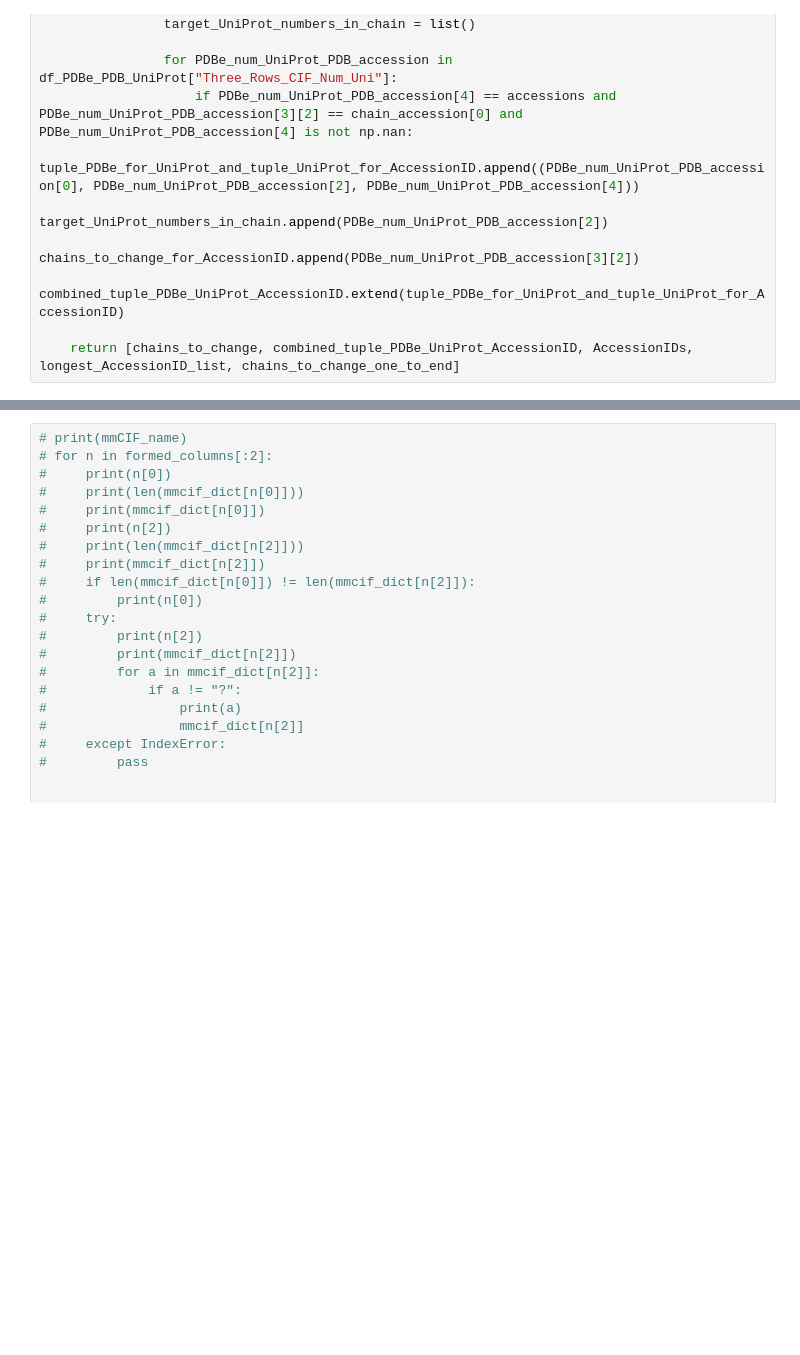
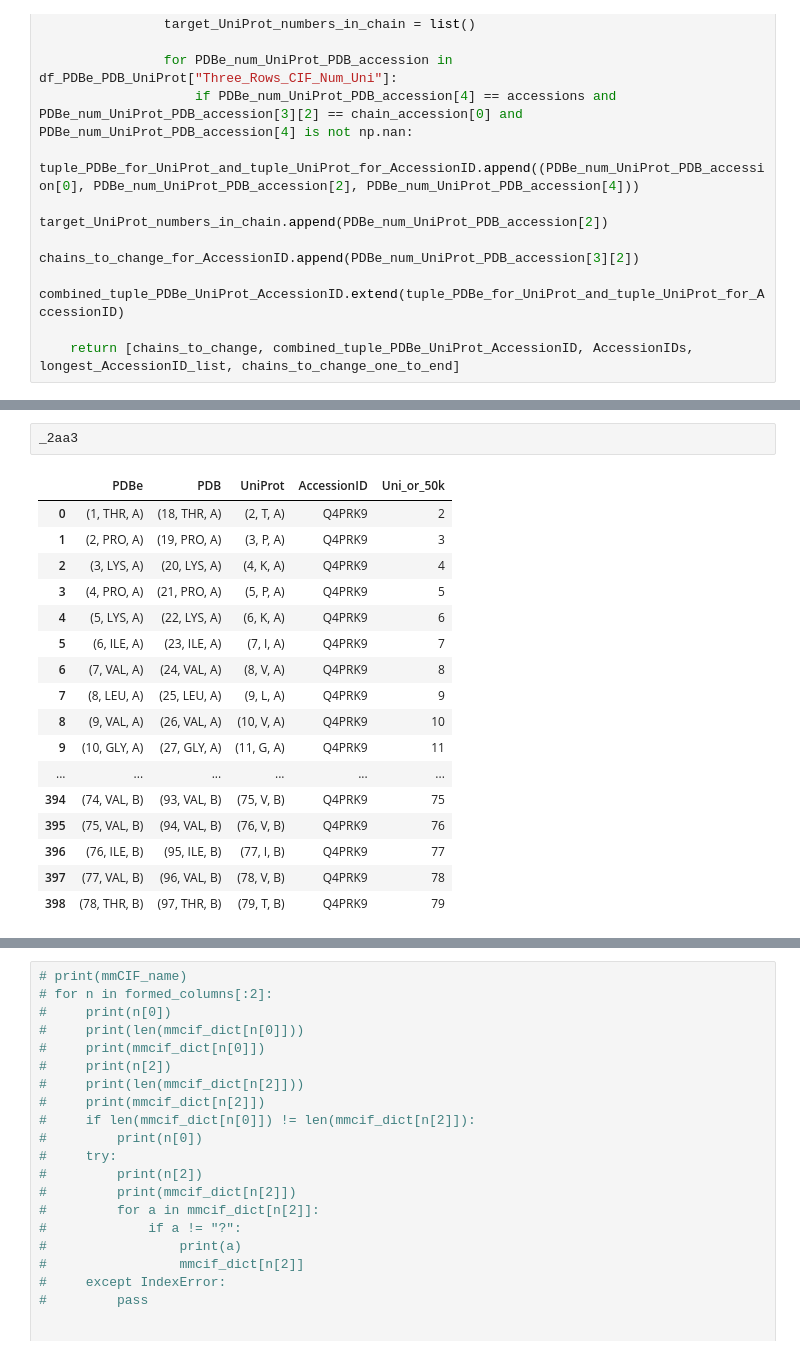
Before and after one commit to Faezov/PDBrenum, a Jupyter notebook: PDBrenum.ipynb, the cells around one changed output, grey strips where cells are left out. Drawn from its saved outputs; the diff is of its cells as text; blank space fills up the shorter version.

```diff
--- a/PDBrenum.ipynb
+++ b/PDBrenum.ipynb
@@ -1157,0 +1236,20 @@ def master_mmCIF_renumber_function(input_mmCIF_file_were_found, default_input_pa
+# %%
+_2aa3
+# %% [output]
+|  | PDBe | PDB | UniProt | AccessionID | Uni_or_50k |
+| 0 | (1, THR, A) | (18, THR, A) | (2, T, A) | Q4PRK9 | 2 |
+| 1 | (2, PRO, A) | (19, PRO, A) | (3, P, A) | Q4PRK9 | 3 |
+| 2 | (3, LYS, A) | (20, LYS, A) | (4, K, A) | Q4PRK9 | 4 |
+| 3 | (4, PRO, A) | (21, PRO, A) | (5, P, A) | Q4PRK9 | 5 |
+| 4 | (5, LYS, A) | (22, LYS, A) | (6, K, A) | Q4PRK9 | 6 |
+| 5 | (6, ILE, A) | (23, ILE, A) | (7, I, A) | Q4PRK9 | 7 |
+| 6 | (7, VAL, A) | (24, VAL, A) | (8, V, A) | Q4PRK9 | 8 |
+| 7 | (8, LEU, A) | (25, LEU, A) | (9, L, A) | Q4PRK9 | 9 |
+| 8 | (9, VAL, A) | (26, VAL, A) | (10, V, A) | Q4PRK9 | 10 |
+| 9 | (10, GLY, A) | (27, GLY, A) | (11, G, A) | Q4PRK9 | 11 |
+| ... | ... | ... | ... | ... | ... |
+| 394 | (74, VAL, B) | (93, VAL, B) | (75, V, B) | Q4PRK9 | 75 |
+| 395 | (75, VAL, B) | (94, VAL, B) | (76, V, B) | Q4PRK9 | 76 |
+| 396 | (76, ILE, B) | (95, ILE, B) | (77, I, B) | Q4PRK9 | 77 |
+| 397 | (77, VAL, B) | (96, VAL, B) | (78, V, B) | Q4PRK9 | 78 |
+| 398 | (78, THR, B) | (97, THR, B) | (79, T, B) | Q4PRK9 | 79 |
```
Also changed, not shown: parts of 24 cells of this notebook, 6 other files.
